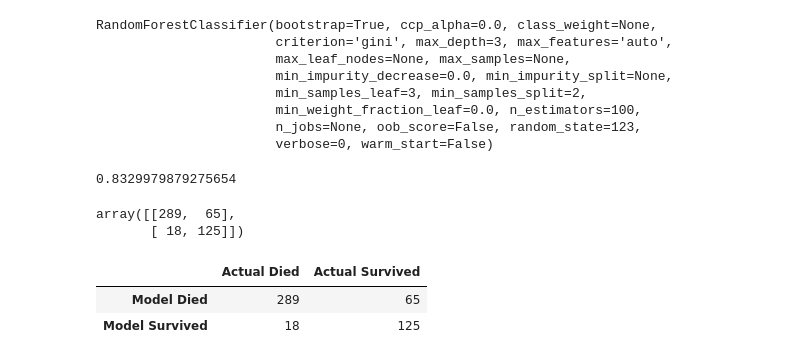
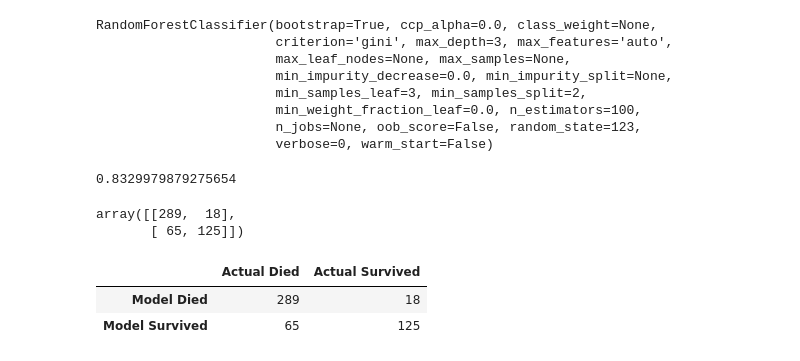
Before and after one commit to george887/classification_exercises, a Jupyter notebook: model.ipynb, the cells around one changed output. Drawn from its saved outputs; the diff is of its cells as text; code cells hidden in the pictures.

```diff
--- a/model.ipynb
+++ b/model.ipynb
@@ -930,15 +1127,13 @@ rf.score(X_train, y_train)
 # %% [output]
 0.8329979879275654
 # %%
-confusion_matrix(y_pred, y_train)
+confusion_matrix(y_train, y_pred)
 # %% [output]
-array([[289,  65],
-       [ 18, 125]])
+array([[289,  18],
+       [ 65, 125]])
 # %%
-label = ["Actual Died", "Actual Survived"]
-label1 = ["Model Died", " Model Survived"]
-pd.DataFrame(confusion_matrix(y_pred, y_train), index=label1, columns=label)
+pd.DataFrame(confusion_matrix(y_train, y_pred, labels = [0,1]), index=label1, columns=label)
 # %% [output]
 |  | Actual Died | Actual Survived |
-| Model Died | 289 | 65 |
-| Model Survived | 18 | 125 |
+| Model Died | 289 | 18 |
+| Model Survived | 65 | 125 |
```
Also changed, not shown: parts of 81 cells of this notebook.
